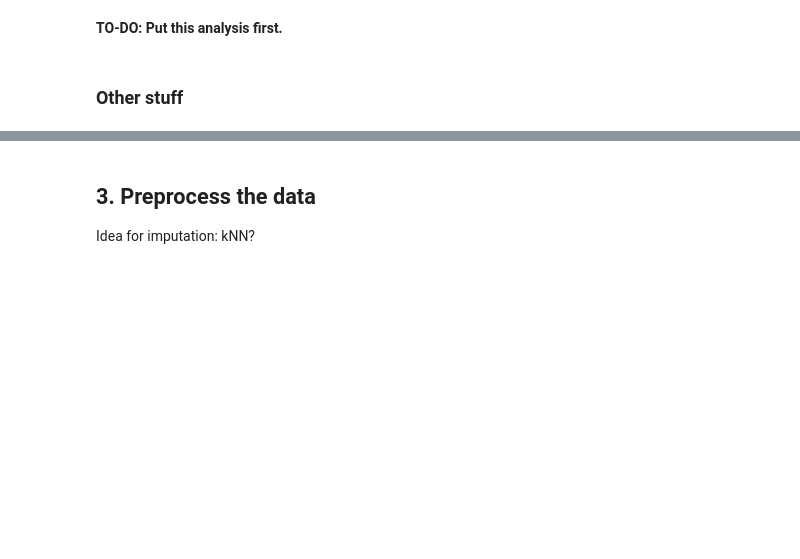
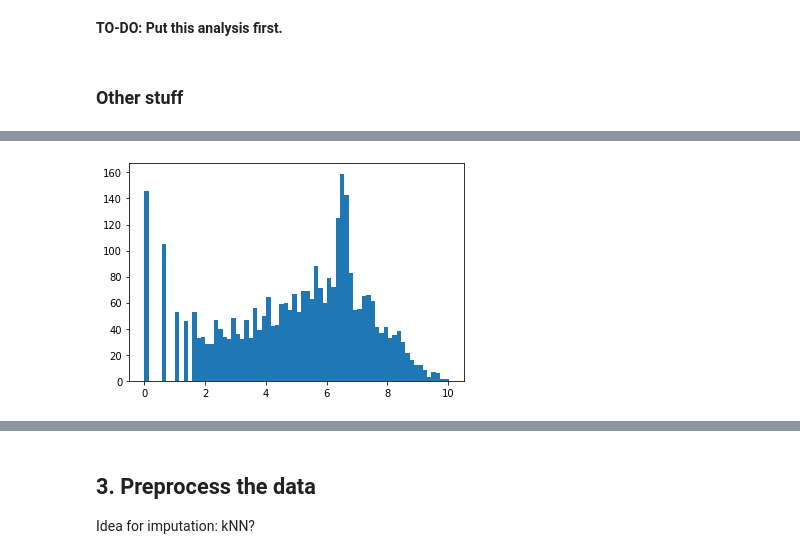
Before and after one commit to PatrickSVM/Spaceship-Titanic-Kaggle-Challenge, a Jupyter notebook: Spaceship_Titanic.ipynb, the cells around one changed output, grey strips where cells are left out. Saved outputs shown, nothing was run; the diff lists cells and outputs as text; code cells hidden in the pictures; blank space fills up the shorter version.

```diff
--- a/Spaceship_Titanic.ipynb
+++ b/Spaceship_Titanic.ipynb
@@ -607,0 +621,6 @@ SyntaxError: invalid syntax (3186467537.py, line 4)
+# %%
+# Log scale
+plt.hist(np.log(train.Spa[train.Spa>0]), bins=70)
+plt.show()
+# %% [output]
+[figure, added]
```
Also changed, not shown: parts of 10 cells of this notebook.
